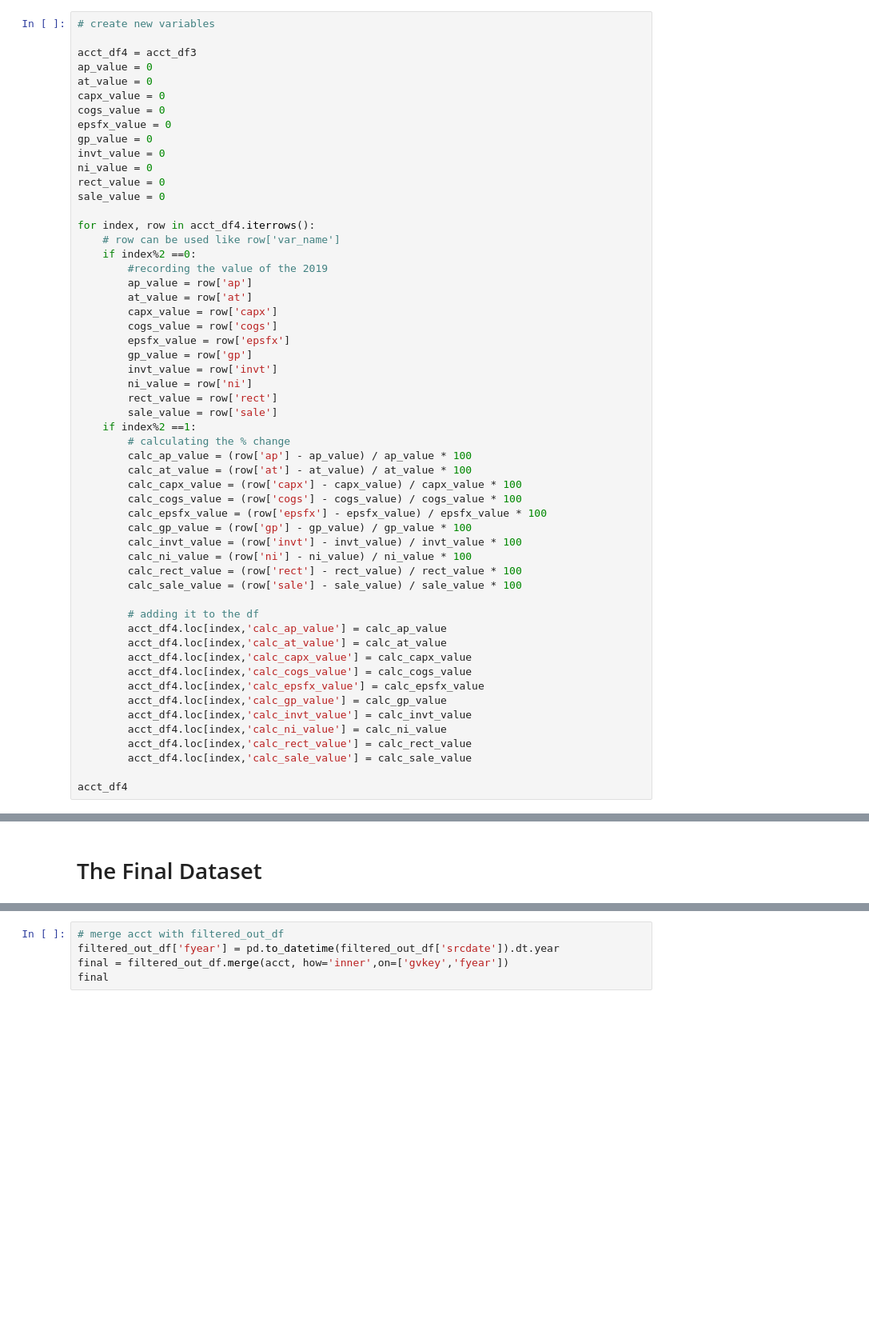
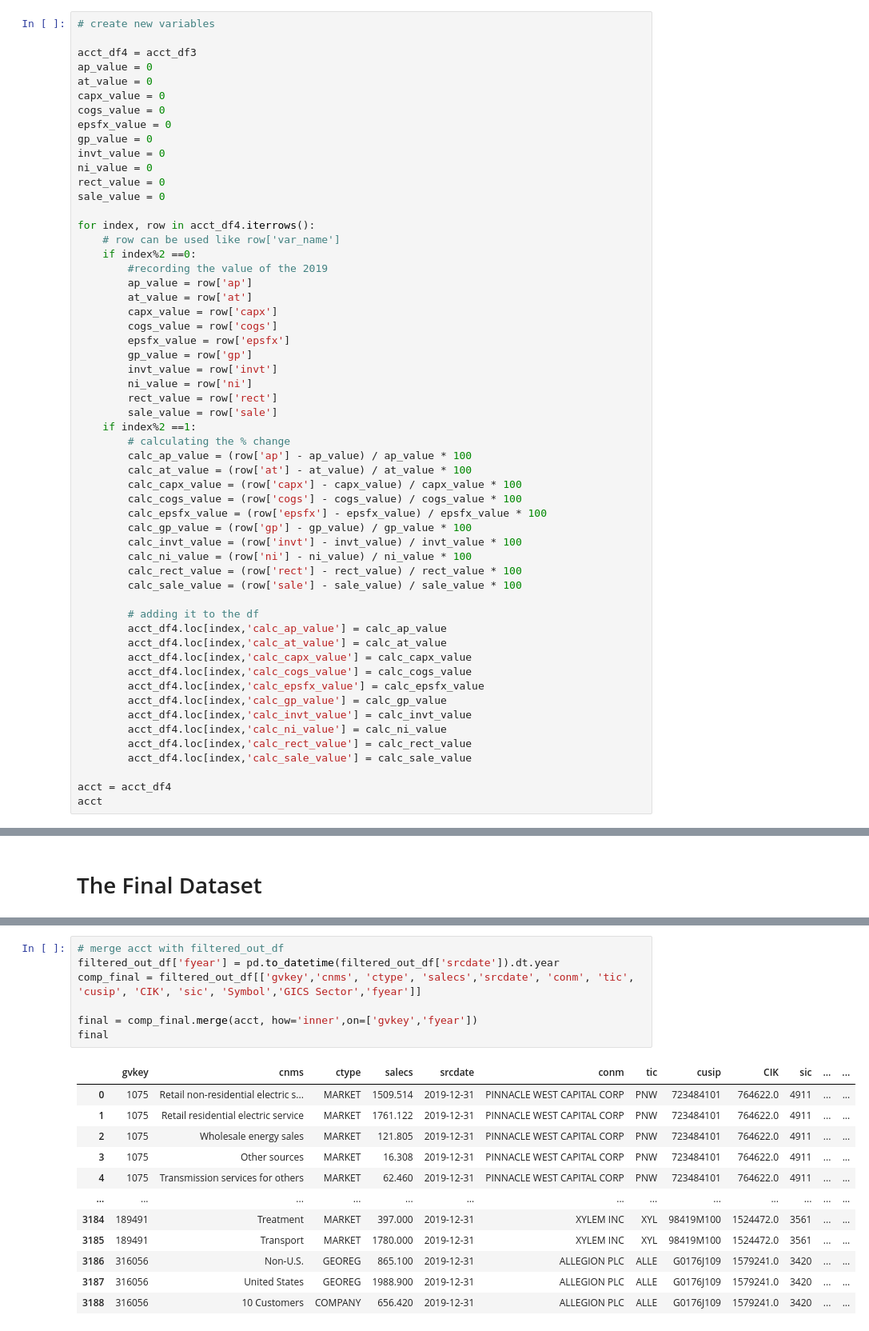
Before and after one commit to JerseyK/Final-Project_Sunset, a Jupyter notebook: data3.ipynb, the cells around one changed output, grey strips where cells are left out. Shown at 80% size. Cells and saved outputs as stored; diff of their text form; blank space fills up the shorter version.

```diff
--- a/data3.ipynb
+++ b/data3.ipynb
@@ -526,5 +524,6 @@ for index, row in acct_df4.iterrows():
         acct_df4.loc[index,'calc_rect_value'] = calc_rect_value
         acct_df4.loc[index,'calc_sale_value'] = calc_sale_value
 
-acct_df4
+acct = acct_df4
+acct
 # %% [output]
@@ -546,6 +568,20 @@ acct_df4
 # %%
 # merge acct with filtered_out_df
 filtered_out_df['fyear'] = pd.to_datetime(filtered_out_df['srcdate']).dt.year
-final = filtered_out_df.merge(acct, how='inner',on=['gvkey','fyear'])
+comp_final = filtered_out_df[['gvkey','cnms', 'ctype', 'salecs','srcdate', 'conm', 'tic', 'cusip', 'CIK', 'sic', 'Symbol','GICS Sector','fyear']]
+
+final = comp_final.merge(acct, how='inner',on=['gvkey','fyear'])
 final
 # %% [output]
+|  | gvkey | cnms | ctype | salecs | srcdate | conm | tic | cusip | CIK | sic | ... | ... |
+| 0 | 1075 | Retail non-residential electric s... | MARKET | 1509.514 | 2019-12-31 | PINNACLE WEST CAPITAL CORP | PNW | 723484101 | 764622.0 | 4911 | ... | ... |
+| 1 | 1075 | Retail residential electric service | MARKET | 1761.122 | 2019-12-31 | PINNACLE WEST CAPITAL CORP | PNW | 723484101 | 764622.0 | 4911 | ... | ... |
+| 2 | 1075 | Wholesale energy sales | MARKET | 121.805 | 2019-12-31 | PINNACLE WEST CAPITAL CORP | PNW | 723484101 | 764622.0 | 4911 | ... | ... |
+| 3 | 1075 | Other sources | MARKET | 16.308 | 2019-12-31 | PINNACLE WEST CAPITAL CORP | PNW | 723484101 | 764622.0 | 4911 | ... | ... |
+| 4 | 1075 | Transmission services for others | MARKET | 62.460 | 2019-12-31 | PINNACLE WEST CAPITAL CORP | PNW | 723484101 | 764622.0 | 4911 | ... | ... |
+| ... | ... | ... | ... | ... | ... | ... | ... | ... | ... | ... | ... | ... |
+| 3184 | 189491 | Treatment | MARKET | 397.000 | 2019-12-31 | XYLEM INC | XYL | 98419M100 | 1524472.0 | 3561 | ... | ... |
+| 3185 | 189491 | Transport | MARKET | 1780.000 | 2019-12-31 | XYLEM INC | XYL | 98419M100 | 1524472.0 | 3561 | ... | ... |
+| 3186 | 316056 | Non-U.S. | GEOREG | 865.100 | 2019-12-31 | ALLEGION PLC | ALLE | G0176J109 | 1579241.0 | 3420 | ... | ... |
+| 3187 | 316056 | United States | GEOREG | 1988.900 | 2019-12-31 | ALLEGION PLC | ALLE | G0176J109 | 1579241.0 | 3420 | ... | ... |
+| 3188 | 316056 | 10 Customers | COMPANY | 656.420 | 2019-12-31 | ALLEGION PLC | ALLE | G0176J109 | 1579241.0 | 3420 | ... | ... |
```
Also changed, not shown: parts of 13 cells of this notebook, 1 other file.
